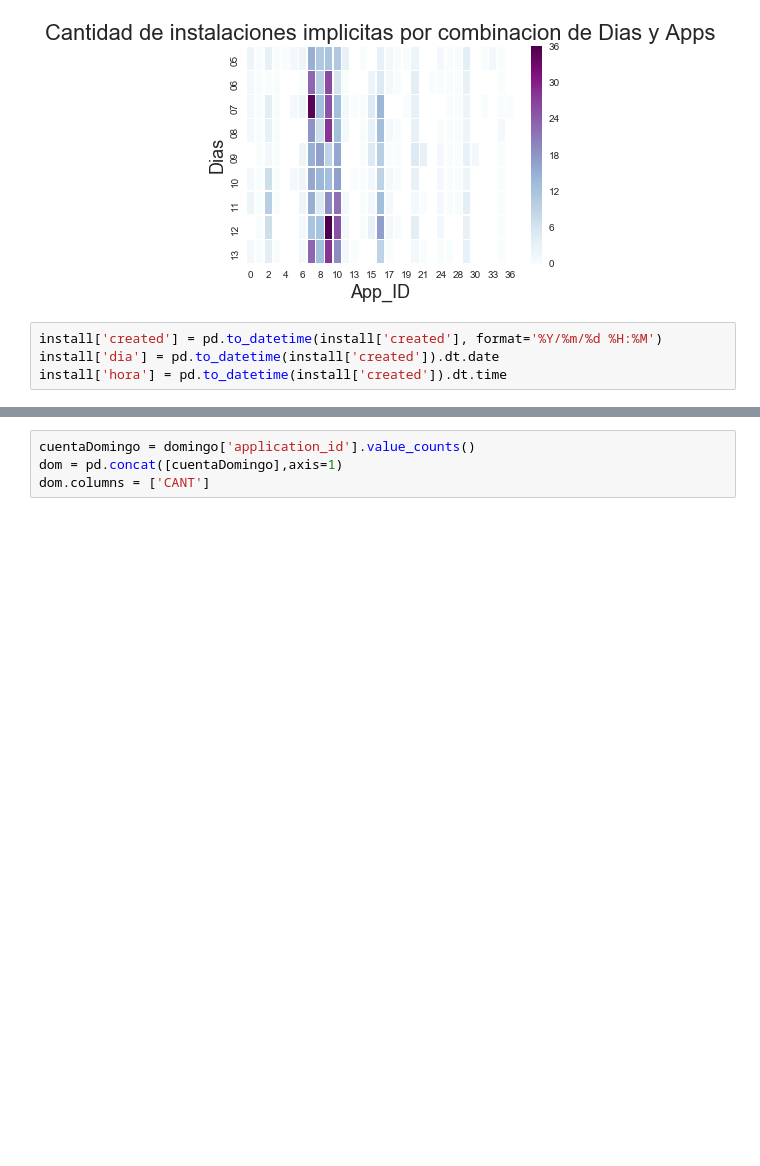
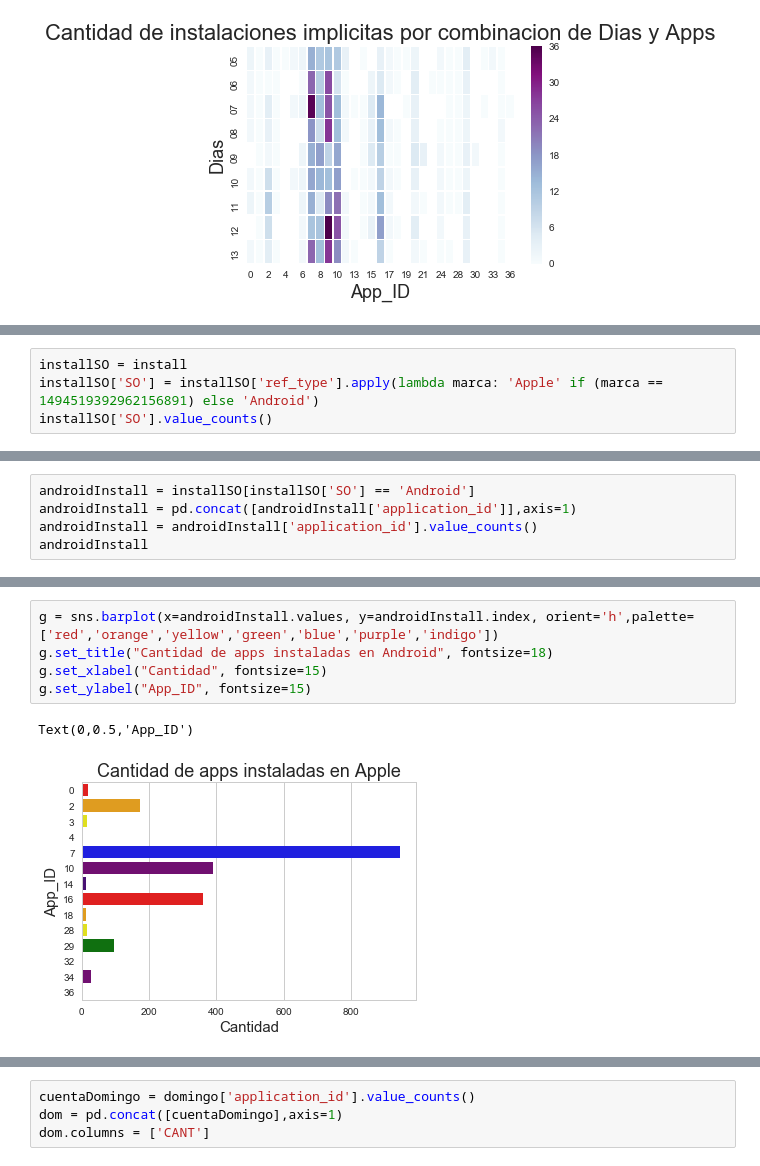
Before and after one commit to LucasCatolino/Organizacion-de-Datos, a Jupyter notebook: Installs.ipynb, the cells around one changed output, grey strips where cells are left out. Cells and saved outputs as stored; diff of their text form; blank space fills up the shorter version.

```diff
--- a/Installs.ipynb
+++ b/Installs.ipynb
@@ -153,7 +153,3 @@ g.set_ylabel("Dias", fontsize=18)
 # %% [output]
 Text(34,0.5,'Dias')
 [figure]
-# %%
-install['created'] = pd.to_datetime(install['created'], format='%Y/%m/%d %H:%M')
-install['dia'] = pd.to_datetime(install['created']).dt.date
-install['hora'] = pd.to_datetime(install['created']).dt.time
@@ -178,0 +165,4 @@ Name: año, Length: 3412, dtype: object
+# %%
+installSO = install
+installSO['SO'] = installSO['ref_type'].apply(lambda marca: 'Apple' if (marca == 1494519392962156891) else 'Android')
+installSO['SO'].value_counts()
@@ -178,0 +173,5 @@ Name: año, Length: 3412, dtype: object
+# %%
+androidInstall = installSO[installSO['SO'] == 'Android']
+androidInstall = pd.concat([androidInstall['application_id']],axis=1)
+androidInstall = androidInstall['application_id'].value_counts()
+androidInstall
@@ -178,0 +194,8 @@ Name: año, Length: 3412, dtype: object
+# %%
+g = sns.barplot(x=androidInstall.values, y=androidInstall.index, orient='h',palette=['red','orange','yellow','green','blue','purple','indigo'])
+g.set_title("Cantidad de apps instaladas en Android", fontsize=18)
+g.set_xlabel("Cantidad", fontsize=15)
+g.set_ylabel("App_ID", fontsize=15)
+# %% [output]
+Text(0,0.5,'App_ID')
+[figure, added]
```
Also changed, not shown: parts of 22 cells of this notebook.
